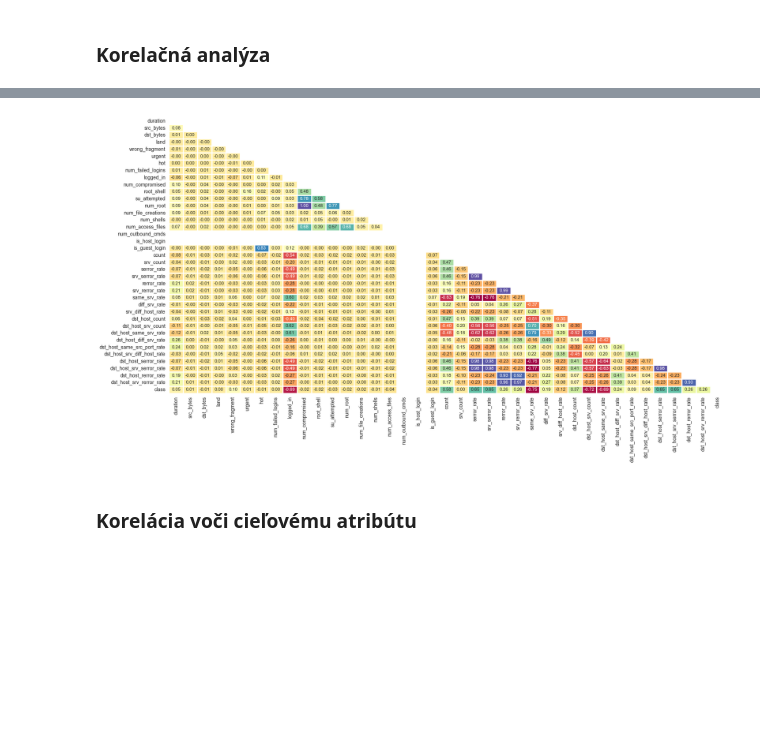
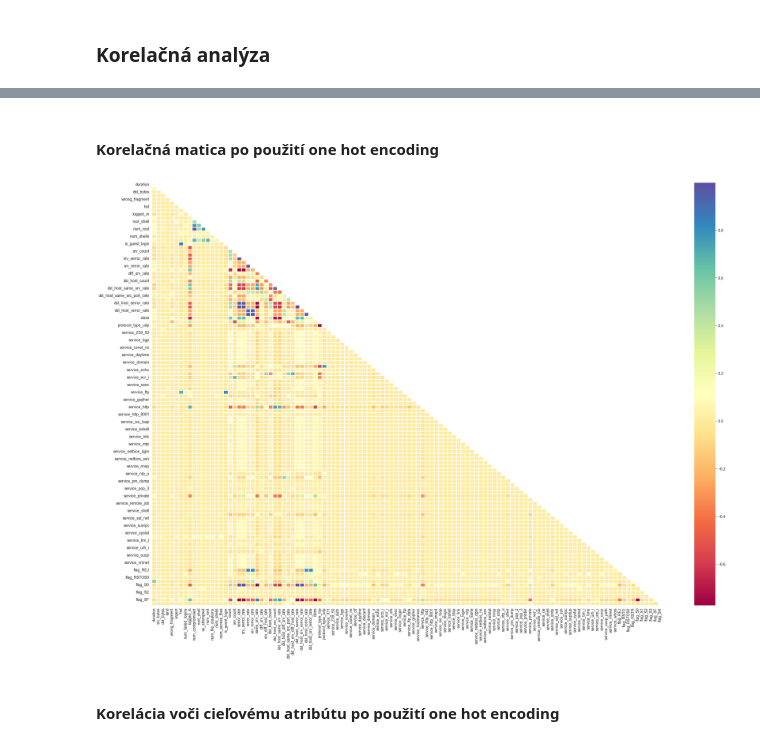
Before and after one commit to M4jkky/CRISP-DataMining, a Jupyter notebook: eda.ipynb, the cells around one changed output, grey strips where cells are left out. Cells and saved outputs as stored; diff of their text form; code cells hidden in the pictures; blank space fills up the shorter version.

```diff
--- a/eda.ipynb
+++ b/eda.ipynb
@@ -135,11 +90,11 @@ plt.show()
 # %%
+sns.set_style('white')
+
 categorical_columns = df.select_dtypes(include=['object']).columns.sort_values(ascending=False)
 
-# Get top service and flag values
 service_values = df['service'].value_counts().head(10).index
 flag_values = df['flag'].value_counts().head(5).index
 
-# Filter DataFrame for top service and flag values
 df_service = df[df['service'].isin(service_values)]
 df_flag = df[df['flag'].isin(flag_values)]
 
@@ -195,0 +157,16 @@ for col in categorical_columns:
+# %%
+sns.set_style('whitegrid')
+
+quantitative_columns = df.select_dtypes(include=['int64','float64'])
+
+fig, axes = plt.subplots(10, 4, figsize=(20, 20))
+axes = axes.flatten()
+
+for col, ax in zip(quantitative_columns, axes):
+    if col == 'class':
+        continue
+    sns.histplot(df[col], kde=True, color='skyblue', bins=20, element='bars', ax=ax)
+
+
+fig.tight_layout()
+plt.show()
@@ -197,5 +189,5 @@ for col in categorical_columns:
 ### Korelačná analýza
 # %%
 df['class'] = df['class'].map({'normal': 0, 'anomaly': 1})
-df_num = df.select_dtypes(include = ['float64', 'int64'])
+df = df.drop(columns=['num_outbound_cmds', 'is_host_login']) # Atribúty sú konštantné
 # %% [markdown]
@@ -202,0 +195,6 @@ df_num = df.select_dtypes(include = ['float64', 'int64'])
+# %%
+quantitative_columns = df.select_dtypes(include=['int64','float64'])
+plt.figure(figsize = (15,10))
+sns.set_style('white')
+sns.heatmap(quantitative_columns.corr(), mask=np.triu(np.ones_like(quantitative_columns.corr(), dtype=bool)), linewidths=2, annot=True, fmt=".2f", annot_kws={"size": 9}, cbar=False, cmap='Spectral')
+plt.show()
@@ -203,10 +213,13 @@ df_num = df.select_dtypes(include = ['float64', 'int64'])
+# %% [markdown]
+#### Korelačná matica po použití one hot encoding
 # %%
-plt.figure(figsize = (20,10))
+df_encoded = pd.get_dummies(df, drop_first=True)
+plt.figure(figsize = (30,20))
 sns.set_style('white')
-sns.heatmap(df_num.corr(), mask=np.triu(np.ones_like(df_num.corr(), dtype=bool)), linewidths=2, annot=True, fmt=".2f", annot_kws={"size": 9}, cbar=False, cmap='Spectral')
+sns.heatmap(df_encoded.corr(), mask=np.triu(np.ones_like(df_encoded.corr(), dtype=bool)), linewidths=2, annot=False, fmt=".2f", annot_kws={"size": 9}, cbar=True, cmap='Spectral')
 plt.show()
 # %% [output]
-[figure, old version]
+[figure, new version]
 # %% [markdown]
-### Korelácia voči cieľovému atribútu
+#### Korelácia voči cieľovému atribútu po použití one hot encoding
 # %%
```
Also changed, not shown: parts of 29 cells of this notebook.
